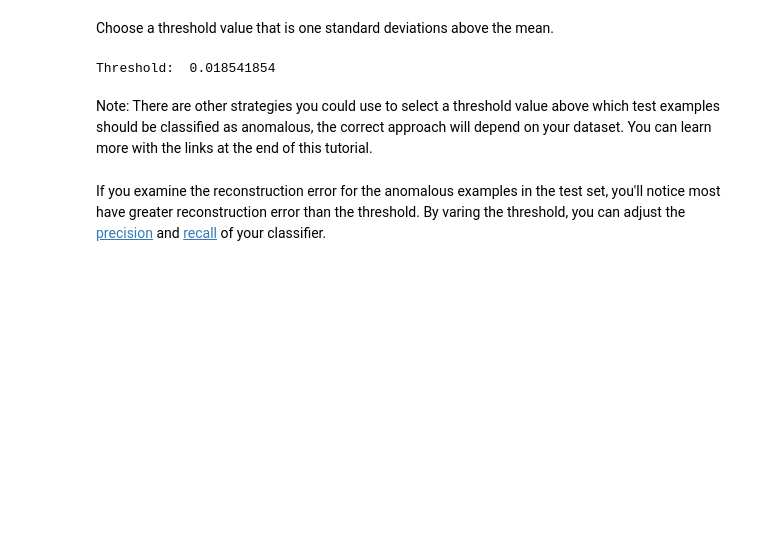
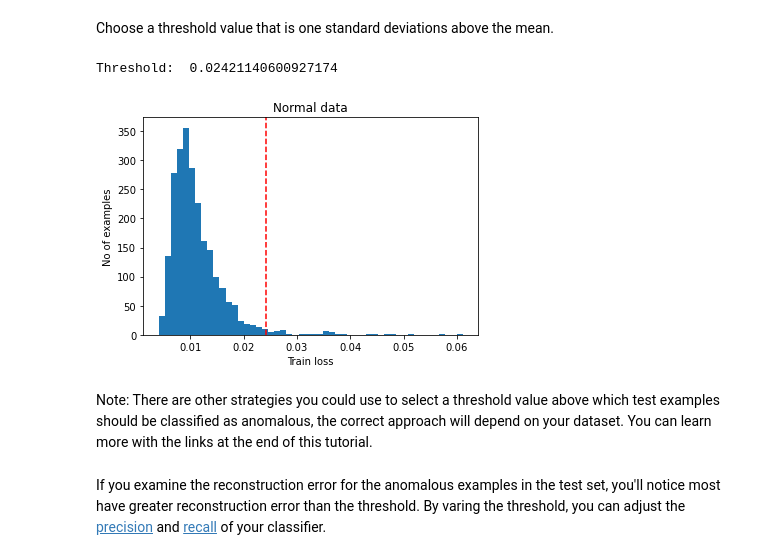
Before and after one commit to eabarnes1010/course_ml_ats, a Jupyter notebook: code/autoencoder_tensorflow.ipynb, the cells around one changed output. Saved outputs shown, nothing was run; the diff lists cells and outputs as text; code cells hidden in the pictures; blank space fills up the shorter version.

```diff
--- a/code/autoencoder_tensorflow.ipynb
+++ b/code/autoencoder_tensorflow.ipynb
@@ -408,10 +411,18 @@ plt.show()
 # %% [markdown]
 Choose a threshold value that is one standard deviations above the mean.
-# %%
-threshold = np.mean(train_loss) + np.std(train_loss)
-print("Threshold: ", threshold)
-# %% [output]
-Threshold:  0.018541854
+# %%
+threshold = np.mean(train_loss) + 2.5*np.std(train_loss)
+print("Threshold: ", threshold)
+
+plt.hist(train_loss[None,:], bins=50)
+plt.axvline(x=threshold, linestyle='--', color='r')
+plt.xlabel("Train loss")
+plt.ylabel("No of examples")
+plt.title('Normal data')
+plt.show()
+# %% [output]
+Threshold:  0.02421140600927174
+[figure, added]
 # %% [markdown]
 Note: There are other strategies you could use to select a threshold value above which test examples should be classified as anomalous, the correct approach will depend on your dataset. You can learn more with the links at the end of this tutorial.
 # %% [markdown]
```
Also changed, not shown: parts of 7 cells of this notebook.
